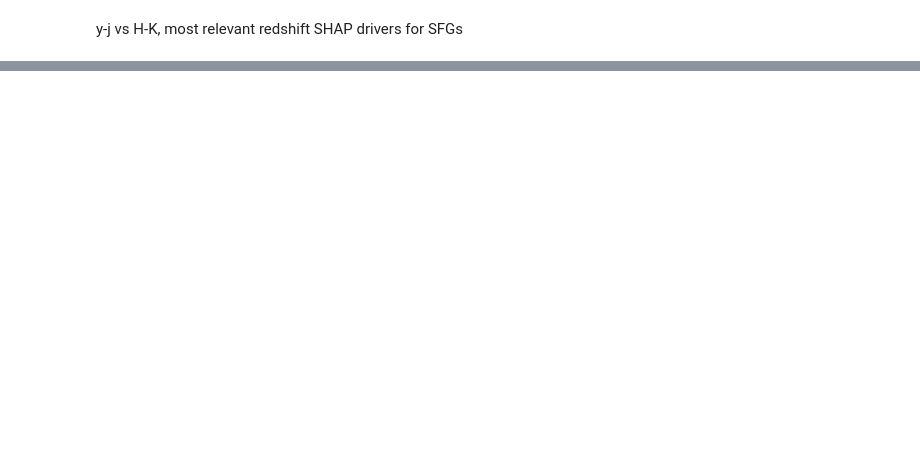
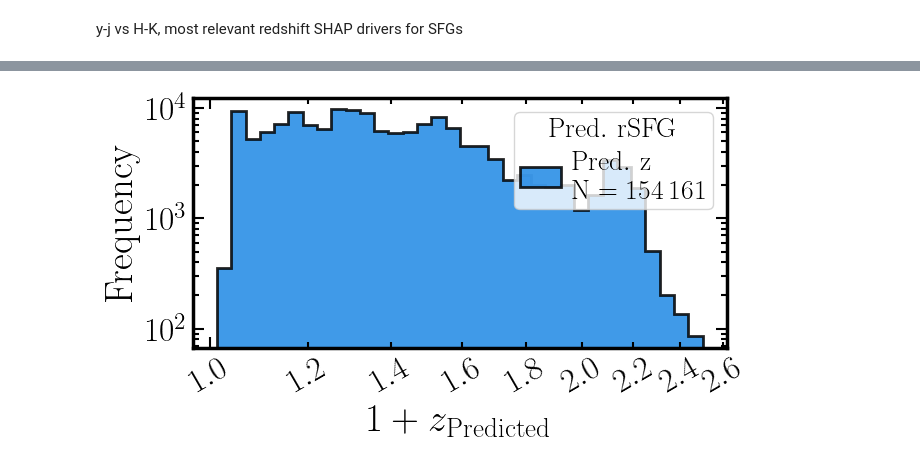
Before and after one commit to racarvajal/Pipeline_ML_6arcsec, a Jupyter notebook: Describe_preds_SFG.ipynb, the cells around one changed output, grey strips where cells are left out. Cells and saved outputs as stored; diff of their text form; code cells hidden in the pictures; blank space fills up the shorter version.

```diff
--- a/Describe_preds_SFG.ipynb
+++ b/Describe_preds_SFG.ipynb
@@ -533,0 +755,74 @@ It is expected to have 100 sources outside contours
+# %%
+fig = plt.figure(figsize=(6.5, 3.5), layout='constrained')
+ax1 = fig.add_subplot(111, xscale='log', yscale='log')
+
+column_z_pred = 'pred_Z_rSFG'
+column_z_true = 'Z'
+xlabel   = r'$1 + z_{\mathrm{Predicted}}$'
+ylabel   = r'$\mathrm{Frequency}$'
+
+size_p_rSFG       = np.sum(mask_pred_rSFG)
+num_str_p_rSFG    = r'$\mathrm{Pred. ~ z}$' + '\n' +  f'$\mathrm{{N}} = {size_p_rSFG}$'
+if size_p_rSFG / 1e4 >= 1:
+    num_str_p_rSFG = r'$\mathrm{Pred. ~ z}$' + '\n' +  f'$\mathrm{{N}} = {size_p_rSFG:,.0f}$'.replace(',', '$\,$')
+
+if used_sample != 'unknown':
+    size_t_rSFG       = np.sum(mask_true_rSFG)
+    num_str_t_rSFG    = r'$\mathrm{True ~ z}$' + '\n' +  f'$\mathrm{{N}} = {size_t_rSFG}$'
+    if size_t_rSFG / 1e4 >= 1:
+        num_str_t_rSFG = r'$\mathrm{True ~ z}$' + '\n' +  f'$\mathrm{{N}} = {size_t_rSFG:,.0f}$'.replace(',', '$\,$')
+    data_z_true = 1 + data_catalog_HETDEX_df.loc[mask_pred_rSFG, column_z_true]
+
+data_z_pred = 1 + data_catalog_HETDEX_df.loc[mask_pred_rSFG, column_z_pred]
+
+min_Z  = np.nanmin(data_z_pred)
+max_Z  = np.nanmax(data_z_pred)
+if used_sample != 'unknown':
+    min_Z  = np.nanmin([np.nanmin(data_z_pred), np.nanmin(data_z_true)])
+    max_Z  = np.nanmax([np.nanmax(data_z_pred), np.nanmax(data_z_true)])
+
+z_bins = np.logspace(np.log10(min_Z), np.log10(max_Z), 35)
+
+ax1.hist(data_z_pred, bins=z_bins, histtype='stepfilled', edgecolor='k', linewidth=2.0,
+         color=colour_hex_SFG, alpha=0.85, label=num_str_p_rSFG)
+
+# ax1.annotate(num_str_p_rSFG, xy=(0.93, 0.93), xycoords='axes fraction',
+#                     fontsize=22, path_effects=gf.path_white(2.5),
+#                     va='top', ha='right')
+
+if used_sample != 'unknown':
+    ax1.hist(data_z_true, bins=z_bins, histtype='step', edgecolor='k', linewidth=2.0,
+         color=colour_hex_SFG, alpha=0.85, label=num_str_t_rSFG, hatch='///')
+    # ax1.annotate(num_str_t_rSFG, xy=(0.93, 0.55), xycoords='axes fraction',
+    #                 fontsize=22, path_effects=gf.path_white(2.5),
+    #                 va='top', ha='right')
+
+ax1.minorticks_on()
+ax1.tick_params(which='both', top=True, right=True, direction='in')
+ax1.tick_params(axis='both', which='major', labelsize=24)
+ax1.tick_params(axis='both', which='minor', labelsize=24)
+ax1.tick_params(which='major', length=8, width=1.5)
+ax1.tick_params(which='minor', length=4, width=1.5)
+ax1.set_xlabel(xlabel, size=28)
+ax1.set_ylabel(ylabel, size=28)
+plt.setp(ax1.spines.values(), linewidth=2.5)
+plt.setp(ax1.spines.values(), linewidth=2.5)
+
+# ax1.yaxis.set_major_formatter(ticker.LogFormatterSciNotation())
+# ax1.set_ylim(top=9990)
+
+ax1.legend(title=r'$\mathrm{Pred. ~ rSFG}$', fontsize=20, title_fontsize=20,
+           loc=1, borderpad=0.2, labelspacing=0.3, handlelength=1.5,
+           handletextpad=0.4)
+
+ax1.xaxis.set_major_formatter(ticker.FormatStrFormatter('$%0.1f$'))
+# ax1.xaxis.set_major_formatter(ScalarFormatter())
+ax1.xaxis.set_minor_formatter(ScalarFormatter())
+ax1.tick_params(axis='x', which='both', labelrotation=30)
+
+if save_plots:
+    plt.savefig(gv.plots_path + f'z_histograms_rSFG_{used_sample}_HETDEX.pdf',
+                bbox_inches='tight')
+plt.show()
+# %% [output]
+[figure, added]
```
Also changed, not shown: parts of 18 cells of this notebook, 1 other file.
